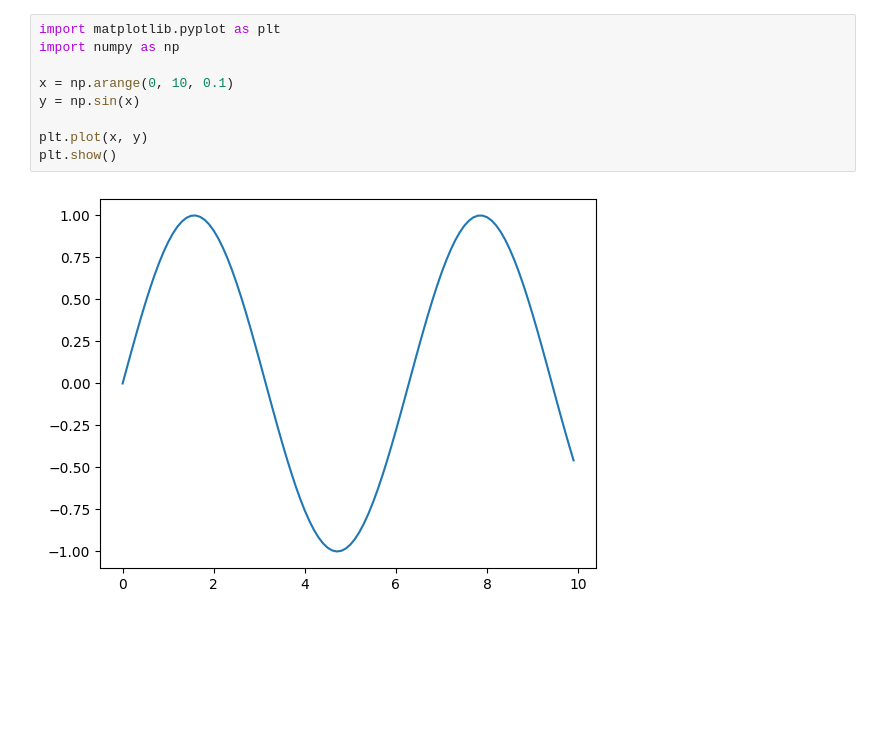
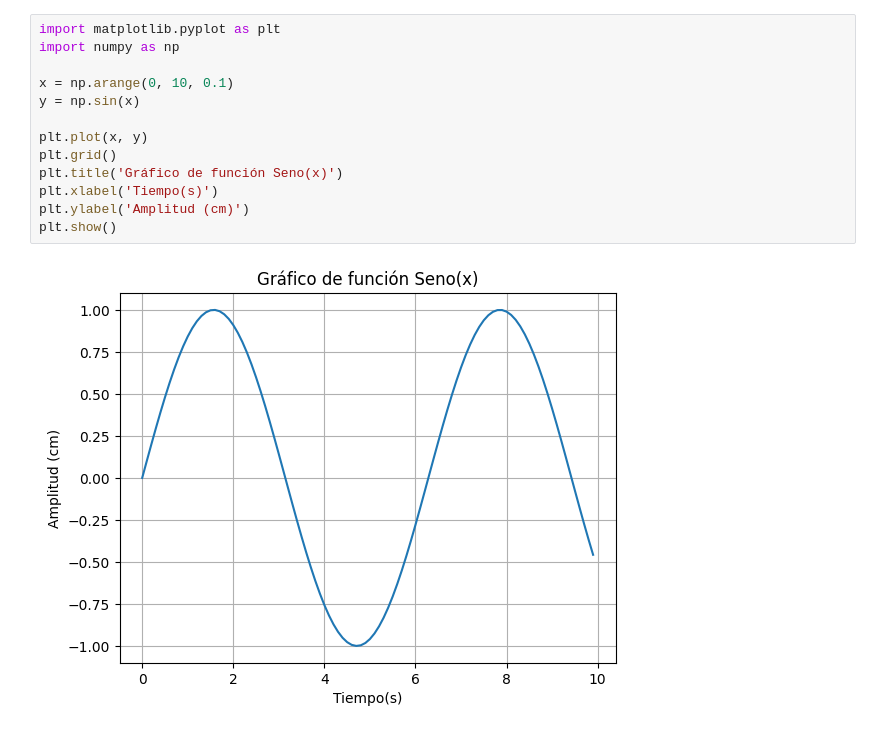
Before and after one commit to ManuelBenavides2022/Analisis, a Jupyter notebook: grafica.ipynb, the cells around one changed output. Saved outputs shown, nothing was run; the diff lists cells and outputs as text; blank space fills up the shorter version.

```diff
--- a/grafica.ipynb
+++ b/grafica.ipynb
@@ -1,11 +1,15 @@
 # %%
 import matplotlib.pyplot as plt
 import numpy as np
 
 x = np.arange(0, 10, 0.1)
 y = np.sin(x)
 
 plt.plot(x, y)
+plt.grid()
+plt.title('Gráfico de función Seno(x)')
+plt.xlabel('Tiempo(s)')
+plt.ylabel('Amplitud (cm)')
 plt.show()
 # %% [output]
-[figure, old version]
+[figure, new version]
```
